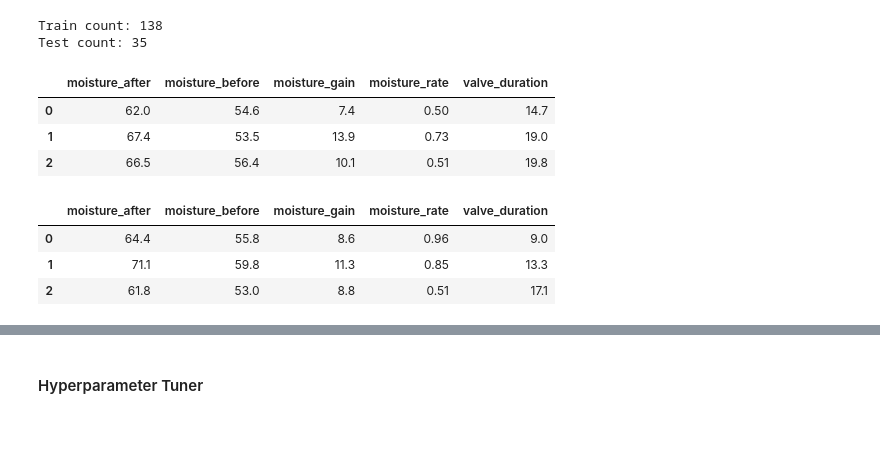
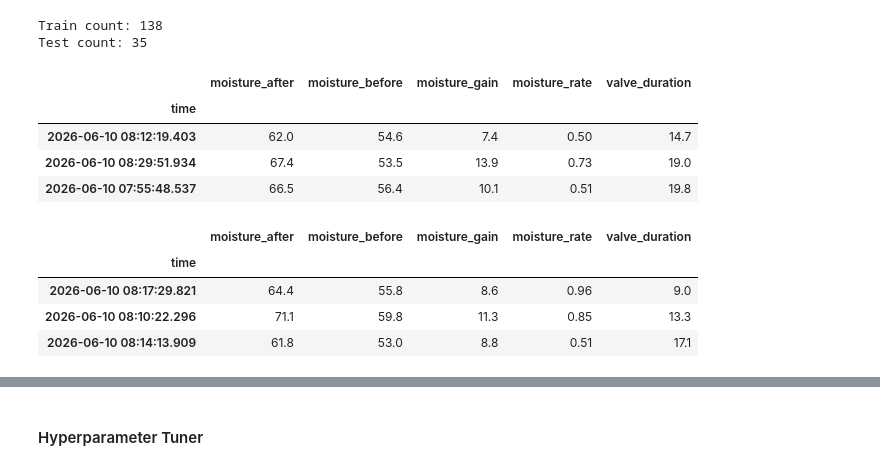
Before and after one commit to Letsgobois24/smart-precision-irrigation-model, a Jupyter notebook: 2.training.ipynb, the cells around one changed output, grey strips where cells are left out. Saved outputs shown, nothing was run; the diff lists cells and outputs as text; code cells hidden in the pictures; blank space fills up the shorter version.

```diff
--- a/2.training.ipynb
+++ b/2.training.ipynb
@@ -32,3 +32,7 @@ Data columns (total 9 columns):
  8   valve_duration   173 non-null    float64
 dtypes: float64(5), int64(2), object(2)
 memory usage: 12.3+ KB
+# %%
+df['time'] = pd.to_datetime(df['time']).timezone_localize('UTC').tz_convert('Asia/Jakarta')
+df.set_index('time', inplace=True)
+df.head(1)
@@ -46,27 +54,27 @@ Train count: 138
 Test count: 35
 # %%
 # Drop columns that are not needed for training
-df_train.drop(columns=['node_id', 'tree_id', 'event_id', 'time'], inplace=True)
-df_train.to_csv('train_dataset.csv', index=False)
+df_train.drop(columns=['node_id', 'tree_id', 'event_id'], inplace=True)
+df_train.to_csv('train_dataset.csv', index=True)
 
-df_train.reset_index(drop=True, inplace=True)
 df_train.head(3)
 # %% [output]
 |  | moisture_after | moisture_before | moisture_gain | moisture_rate | valve_duration |
-| 0 | 62.0 | 54.6 | 7.4 | 0.50 | 14.7 |
-| 1 | 67.4 | 53.5 | 13.9 | 0.73 | 19.0 |
-| 2 | 66.5 | 56.4 | 10.1 | 0.51 | 19.8 |
+| time |  |  |  |  |  |
+| 2026-06-10 08:12:19.403 | 62.0 | 54.6 | 7.4 | 0.50 | 14.7 |
+| 2026-06-10 08:29:51.934 | 67.4 | 53.5 | 13.9 | 0.73 | 19.0 |
+| 2026-06-10 07:55:48.537 | 66.5 | 56.4 | 10.1 | 0.51 | 19.8 |
 # %%
 # Save testing dataset
-df_test.drop(columns=['node_id', 'tree_id', 'event_id', 'time'], inplace=True)
-df_test.to_csv('test_dataset.csv', index=False)
+df_test.drop(columns=['node_id', 'tree_id', 'event_id'], inplace=True)
+df_test.to_csv('test_dataset.csv', index=True)
 
-df_test.reset_index(drop=True, inplace=True)
 df_test.head(3)
 # %% [output]
 |  | moisture_after | moisture_before | moisture_gain | moisture_rate | valve_duration |
-| 0 | 64.4 | 55.8 | 8.6 | 0.96 | 9.0 |
-| 1 | 71.1 | 59.8 | 11.3 | 0.85 | 13.3 |
-| 2 | 61.8 | 53.0 | 8.8 | 0.51 | 17.1 |
+| time |  |  |  |  |  |
+| 2026-06-10 08:17:29.821 | 64.4 | 55.8 | 8.6 | 0.96 | 9.0 |
+| 2026-06-10 08:10:22.296 | 71.1 | 59.8 | 11.3 | 0.85 | 13.3 |
+| 2026-06-10 08:14:13.909 | 61.8 | 53.0 | 8.8 | 0.51 | 17.1 |
 # %%
 # Feature scaling
```
Also changed, not shown: parts of 15 cells of this notebook, 2 other files.
